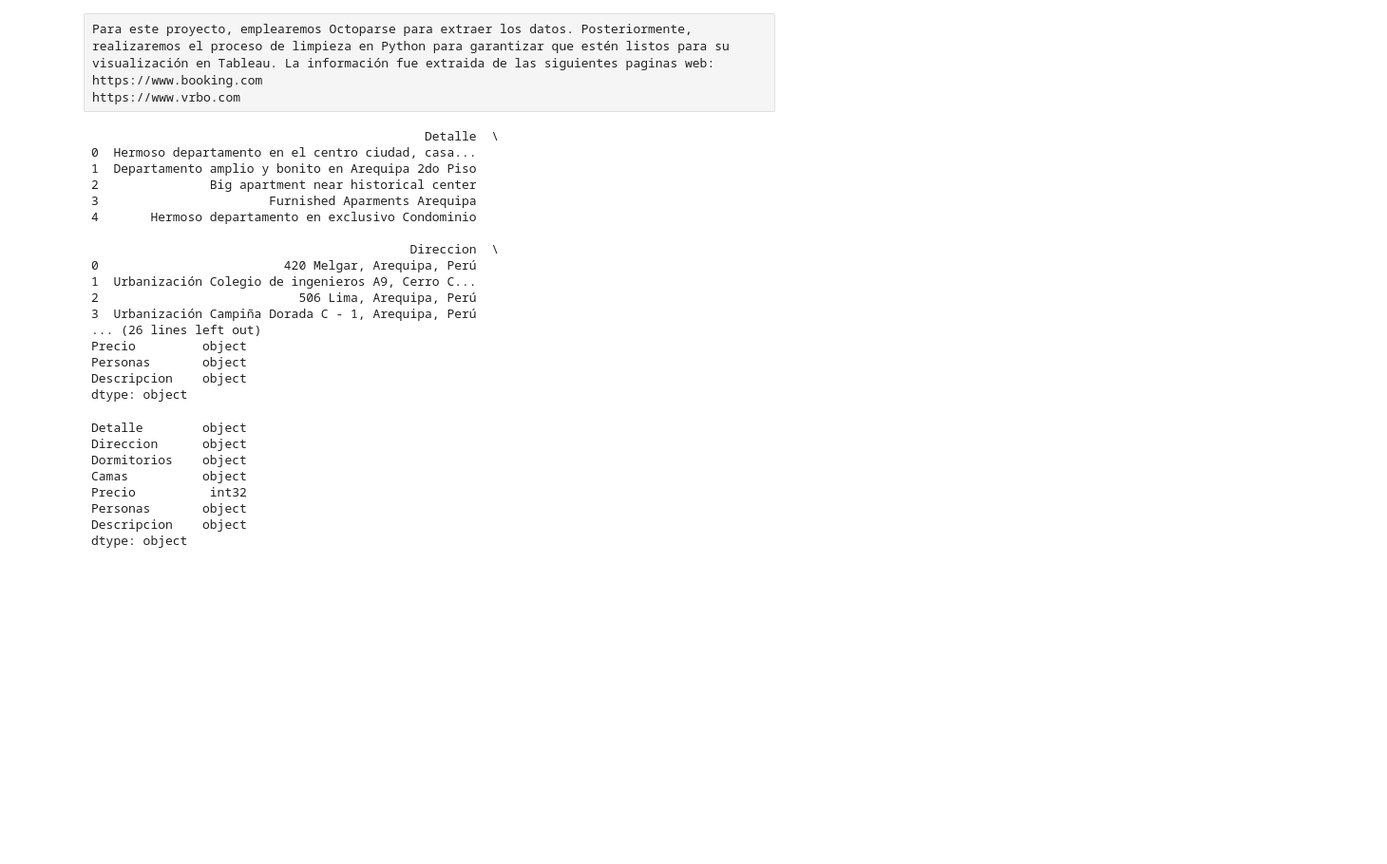
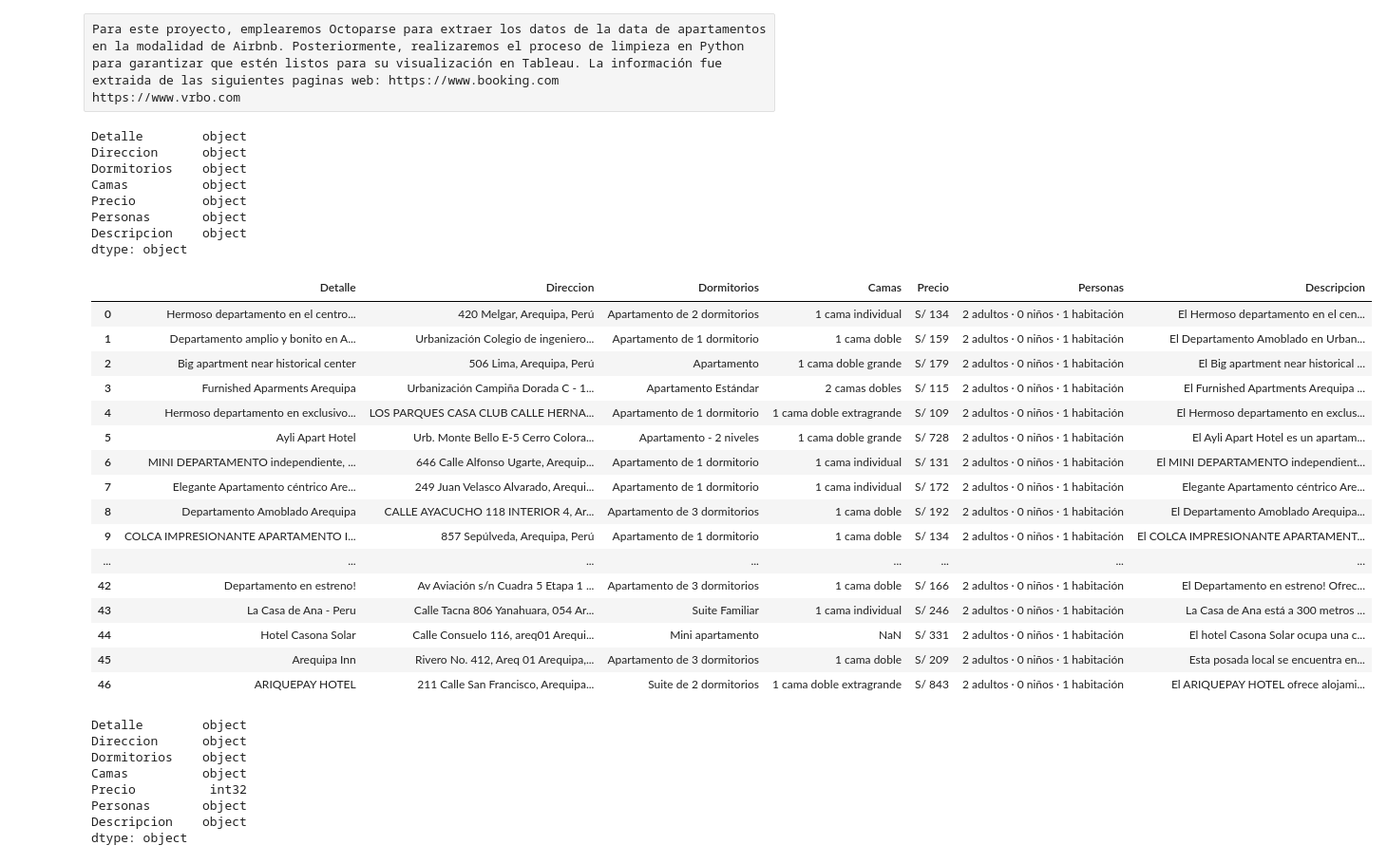
Before and after one commit to GCG251/Proyecto-Alojamientos-AQP, a Jupyter notebook: Proyecto_alojamientos.ipynb, the cells around one changed output. Shown: that part at 95% size. Saved outputs shown, nothing was run; the diff lists cells and outputs as text; code cells hidden in the pictures; blank space fills up the shorter version.

```diff
--- a/Proyecto_alojamientos.ipynb
+++ b/Proyecto_alojamientos.ipynb
@@ -6,32 +9,39 @@ import requests
 # %% [raw]
-Para este proyecto, emplearemos Octoparse para extraer los datos. Posteriormente, realizaremos el proceso de limpieza en Python para garantizar que estén listos para su visualización en Tableau. La información fue extraida de las siguientes paginas web: https://www.booking.com
+Para este proyecto, emplearemos Octoparse para extraer los datos de la data de apartamentos en la modalidad de Airbnb. Posteriormente, realizaremos el proceso de limpieza en Python para garantizar que estén listos para su visualización en Tableau. La información fue extraida de las siguientes paginas web: https://www.booking.com
 https://www.vrbo.com
 # %%
 #Importamos el archivo de excel
 data_booking = pd.read_excel('Data Booking.xlsx')
 
 #Visualizamos el dataframe y el tipo de datos que contiene
-print(data_booking.head())
-
 print(data_booking.dtypes)
+data_booking
 # %% [output]
-                                             Detalle  \
-0  Hermoso departamento en el centro ciudad, casa...
-1  Departamento amplio y bonito en Arequipa 2do Piso
-2               Big apartment near historical center
-3                       Furnished Aparments Arequipa
-4       Hermoso departamento en exclusivo Condominio
-
-                                           Direccion  \
-0                         420 Melgar, Arequipa, Perú
-1  Urbanización Colegio de ingenieros A9, Cerro C...
-2                           506 Lima, Arequipa, Perú
-3  Urbanización Campiña Dorada C - 1, Arequipa, Perú
-... (26 lines left out)
+Detalle        object
+Direccion      object
+Dormitorios    object
+Camas          object
 Precio         object
 Personas       object
 Descripcion    object
 dtype: object
+|  | Detalle | Direccion | Dormitorios | Camas | Precio | Personas | Descripcion |
+| 0 | Hermoso departamento en el centro... | 420 Melgar, Arequipa, Perú | Apartamento de 2 dormitorios | 1 cama individual | S/ 134 | 2 adultos · 0 niños · 1 habitación | El Hermoso departamento en el cen... |
+| 1 | Departamento amplio y bonito en A... | Urbanización Colegio de ingeniero... | Apartamento de 1 dormitorio | 1 cama doble | S/ 159 | 2 adultos · 0 niños · 1 habitación | El Departamento Amoblado en Urban... |
+| 2 | Big apartment near historical center | 506 Lima, Arequipa, Perú | Apartamento | 1 cama doble grande | S/ 179 | 2 adultos · 0 niños · 1 habitación | El Big apartment near historical ... |
+| 3 | Furnished Aparments Arequipa | Urbanización Campiña Dorada C - 1... | Apartamento Estándar | 2 camas dobles | S/ 115 | 2 adultos · 0 niños · 1 habitación | El Furnished Apartments Arequipa ... |
+| 4 | Hermoso departamento en exclusivo... | LOS PARQUES CASA CLUB CALLE HERNA... | Apartamento de 1 dormitorio | 1 cama doble extragrande | S/ 109 | 2 adultos · 0 niños · 1 habitación | El Hermoso departamento en exclus... |
+| 5 | Ayli Apart Hotel | Urb. Monte Bello E-5 Cerro Colora... | Apartamento - 2 niveles | 1 cama doble grande | S/ 728 | 2 adultos · 0 niños · 1 habitación | El Ayli Apart Hotel es un apartam... |
+| 6 | MINI DEPARTAMENTO independiente, ... | 646 Calle Alfonso Ugarte, Arequip... | Apartamento de 1 dormitorio | 1 cama individual | S/ 131 | 2 adultos · 0 niños · 1 habitación | El MINI DEPARTAMENTO independient... |
+| 7 | Elegante Apartamento céntrico Are... | 249 Juan Velasco Alvarado, Arequi... | Apartamento de 1 dormitorio | 1 cama individual | S/ 172 | 2 adultos · 0 niños · 1 habitación | Elegante Apartamento céntrico Are... |
+| 8 | Departamento Amoblado Arequipa | CALLE AYACUCHO 118 INTERIOR 4, Ar... | Apartamento de 3 dormitorios | 1 cama doble | S/ 192 | 2 adultos · 0 niños · 1 habitación | El Departamento Amoblado Arequipa... |
+| 9 | COLCA IMPRESIONANTE APARTAMENTO I... | 857 Sepúlveda, Arequipa, Perú | Apartamento de 1 dormitorio | 1 cama doble | S/ 134 | 2 adultos · 0 niños · 1 habitación | El COLCA IMPRESIONANTE APARTAMENT... |
+| ... | ... | ... | ... | ... | ... | ... | ... |
+| 42 | Departamento en estreno! | Av Aviación s/n Cuadra 5 Etapa 1 ... | Apartamento de 3 dormitorios | 1 cama doble | S/ 166 | 2 adultos · 0 niños · 1 habitación | El Departamento en estreno! Ofrec... |
+| 43 | La Casa de Ana - Peru | Calle Tacna 806 Yanahuara, 054 Ar... | Suite Familiar | 1 cama individual | S/ 246 | 2 adultos · 0 niños · 1 habitación | La Casa de Ana está a 300 metros ... |
+| 44 | Hotel Casona Solar | Calle Consuelo 116, areq01 Arequi... | Mini apartamento | NaN | S/ 331 | 2 adultos · 0 niños · 1 habitación | El hotel Casona Solar ocupa una c... |
+| 45 | Arequipa Inn | Rivero No. 412, Areq 01 Arequipa,... | Apartamento de 3 dormitorios | 1 cama doble | S/ 209 | 2 adultos · 0 niños · 1 habitación | Esta posada local se encuentra en... |
+| 46 | ARIQUEPAY HOTEL | 211 Calle San Francisco, Arequipa... | Suite de 2 dormitorios | 1 cama doble extragrande | S/ 843 | 2 adultos · 0 niños · 1 habitación | El ARIQUEPAY HOTEL ofrece alojami... |
 # %%
 #Primero eliminaremos espacios innecesarios en el dataframe
 data_booking = data_booking.apply(lambda x: x.str.strip() if x.dtype == "object" else x)
```
Also changed, not shown: parts of 19 cells of this notebook.
